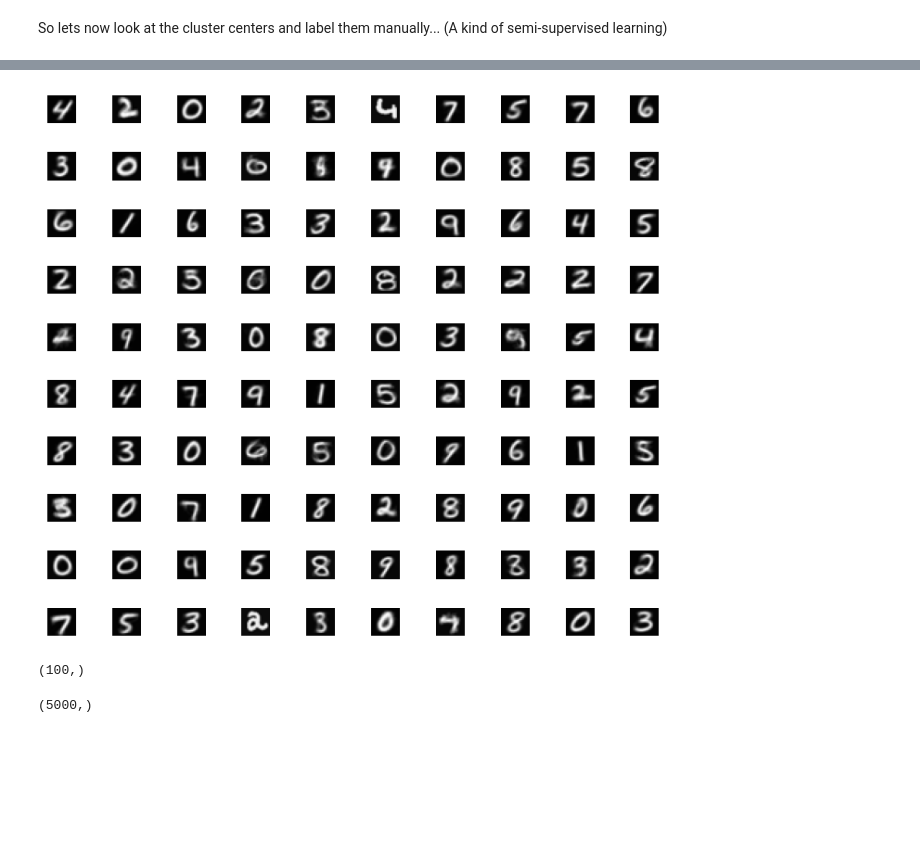
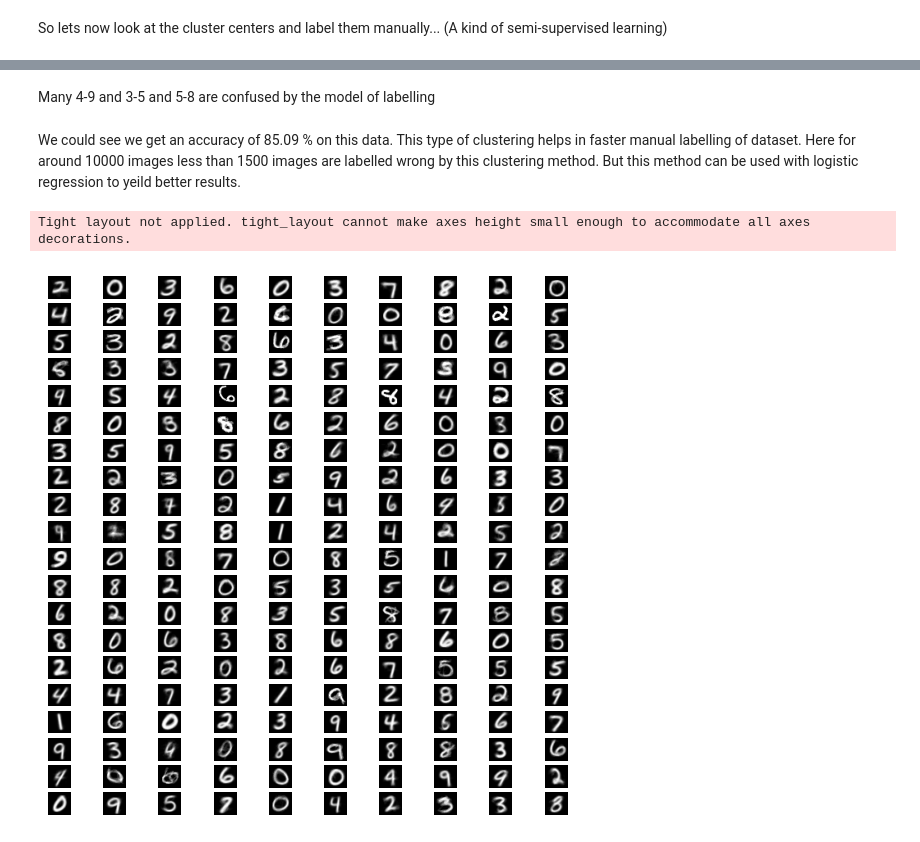
Before and after one commit to Instinct-123/UL_KMeans, a Jupyter notebook: K_means_pp.ipynb, the cells around one changed output, grey strips where cells are left out. Drawn from its saved outputs; the diff is of its cells as text; code cells hidden in the pictures; blank space fills up the shorter version.

```diff
--- a/K_means_pp.ipynb
+++ b/K_means_pp.ipynb
@@ -573,10 +558,10 @@ plt.imshow(X_chk,cmap='grey')
 # %% [markdown]
 So lets now look at the cluster centers and label them manually... (A kind of semi-supervised learning)
 # %%
-fig, axes = plt.subplots(5,10, figsize=(7,7))
+fig, axes = plt.subplots(10,10, figsize=(7,7))
 fig.tight_layout(pad=0.13,rect=[0, 0.03, 1, 0.91])
 for i,ax in enumerate(axes.flat):
-    X_clus_cen_reshaped = Cluster_cens[i].reshape((20,20)).T
+    X_clus_cen_reshaped = Cluster_100[i].reshape((28,28))
     ax.imshow(X_clus_cen_reshaped, cmap='gray')
     ax.set_axis_off()
 # %% [output]
@@ -594,0 +569,7 @@ Y_est.shape
+# %%
+plt.figure()
+#X_clus_cen_reshaped = Cluster_100[98].reshape((28,28))
+X_clus_cen_reshaped = train_dig[65].reshape((28,28))
+plt.imshow(X_clus_cen_reshaped, cmap='gray')
+plt.show()
+ind_cen_100
@@ -599,0 +603,21 @@ The accuracy of this way is : 78.4
+# %%
+from sklearn.metrics import confusion_matrix
+import seaborn as sns
+confusion = confusion_matrix(y_true=y_test,y_pred=Y_estnew100)
+fig, ax = plt.subplots(figsize=(6,6))
+sns.heatmap(confusion, annot=True,
+            cbar=False,fmt='1d', cmap='Blues', ax=ax)
+bigfont = {'family': 'Comic Sans MS',
+        'color':  'black',
+        'weight': 'normal',
+        'size': 14,
+        }
+font = {'family': 'Comic Sans MS',
+        'color':  'black',
+        'weight': 'normal',
+        'size': 10,
+        }
+ax.set_title('Confusion Matrix',bigfont)
+ax.set_xlabel('Predicted',font)
+ax.set_ylabel('Actual',font)
+plt.show()
@@ -600,31 +626,17 @@ The accuracy of this way is : 78.4
+# %% [markdown]
+Many 4-9 and 3-5 and 5-8 are confused by the model of labelling
+# %% [markdown]
+We could see we get an accuracy of 85.09 % on this data. This type of clustering helps in faster manual labelling of dataset. Here for around 10000 images less than 1500 images are labelled wrong by this clustering method. But this method can be used with logistic regression to yeild better results.
 # %%
-# Lets try for 100 clusters
-Cluster_cens,ind_cen,cost_mn = Run_K_meanspp(X_dat,100,1000)
+# Lets try for 200 clusters
+Cluster_200,ind_cen_200,cost_mn200 = Run_K_meanspp(train_dig,200,1000)
 # %%
-fig, axes = plt.subplots(10,10, figsize=(7,7))
+fig, axes = plt.subplots(20,10, figsize=(7,7))
 fig.tight_layout(pad=0.13,rect=[0, 0.03, 1, 0.91])
 for i,ax in enumerate(axes.flat):
-    X_clus_cen_reshaped = Cluster_cens[i].reshape((20,20)).T
+    X_clus_cen_reshaped = Cluster_200[i].reshape((28,28))
     ax.imshow(X_clus_cen_reshaped, cmap='gray')
     ax.set_axis_off()
 # %% [output]
+Tight layout not applied. tight_layout cannot make axes height small enough to accommodate all axes decorations.
-[figure, old version]
+[figure, new version]
-# %%
-Y_lab_cluscen100 = np.array([4,2,0,2,3,4,7,5,7,6,
-                                                3,0,4,0,8,9,0,8,5,8,
-                                                6,1,6,3,3,2,9,6,4,5,
-                                                2,2,5,6,0,8,2,2,2,7,
-                                                2,9,3,0,8,0,3,9,5,4,
-                                                8,4,7,9,1,5,2,9,2,5,
-                                                8,3,0,6,5,0,9,6,1,5,
-                                                3,0,7,1,8,2,8,9,0,6,
-                                                0,0,9,5,8,9,8,8,3,2,
-                                                7,5,3,2,3,0,7,8,0,3,])
-Y_lab_cluscen100.shape
-# %% [output]
-(100,)
-# %%
-Y_est100 = Y_lab_cluscen100[ind_cen]
-Y_est100.shape
-# %% [output]
-(5000,)
```
Also changed, not shown: parts of 31 cells of this notebook.
